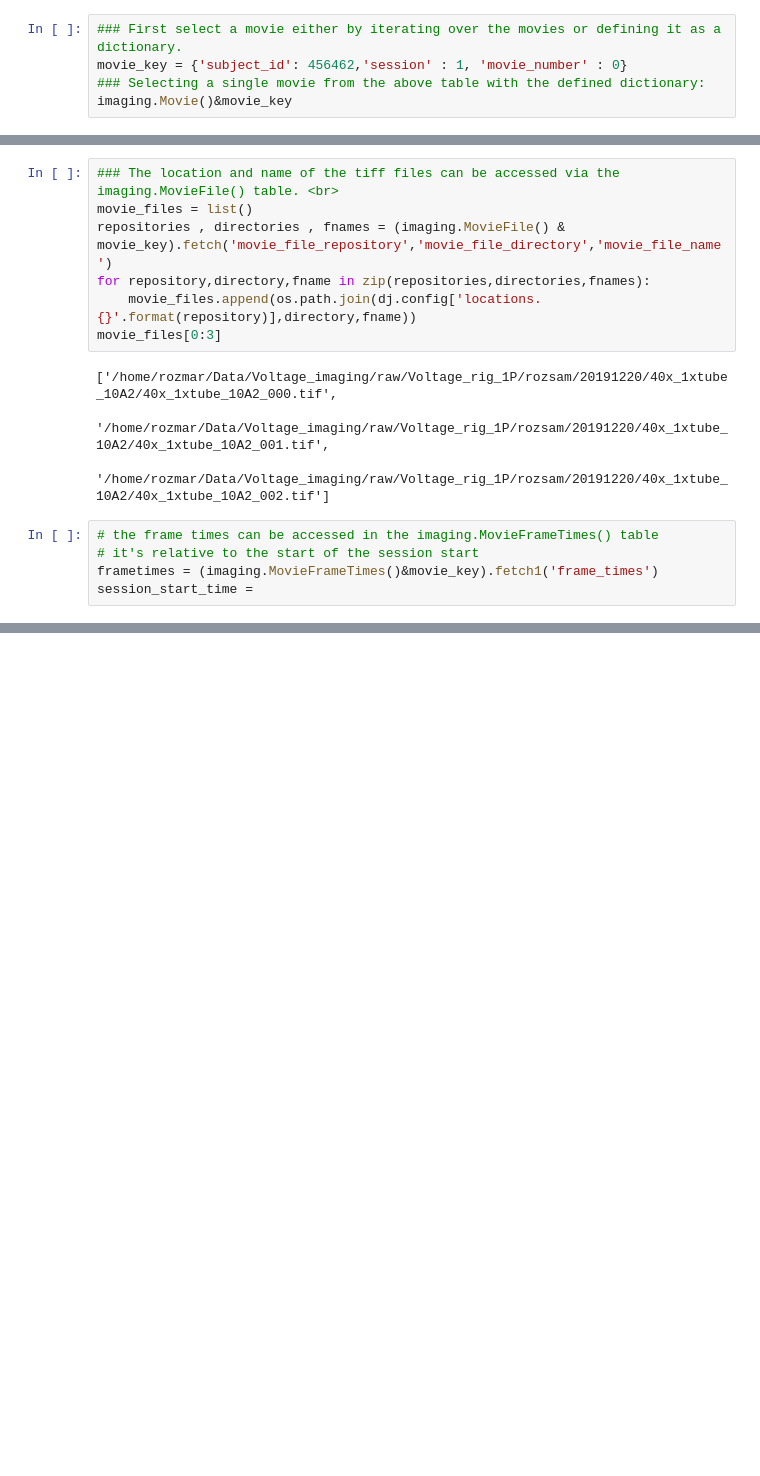
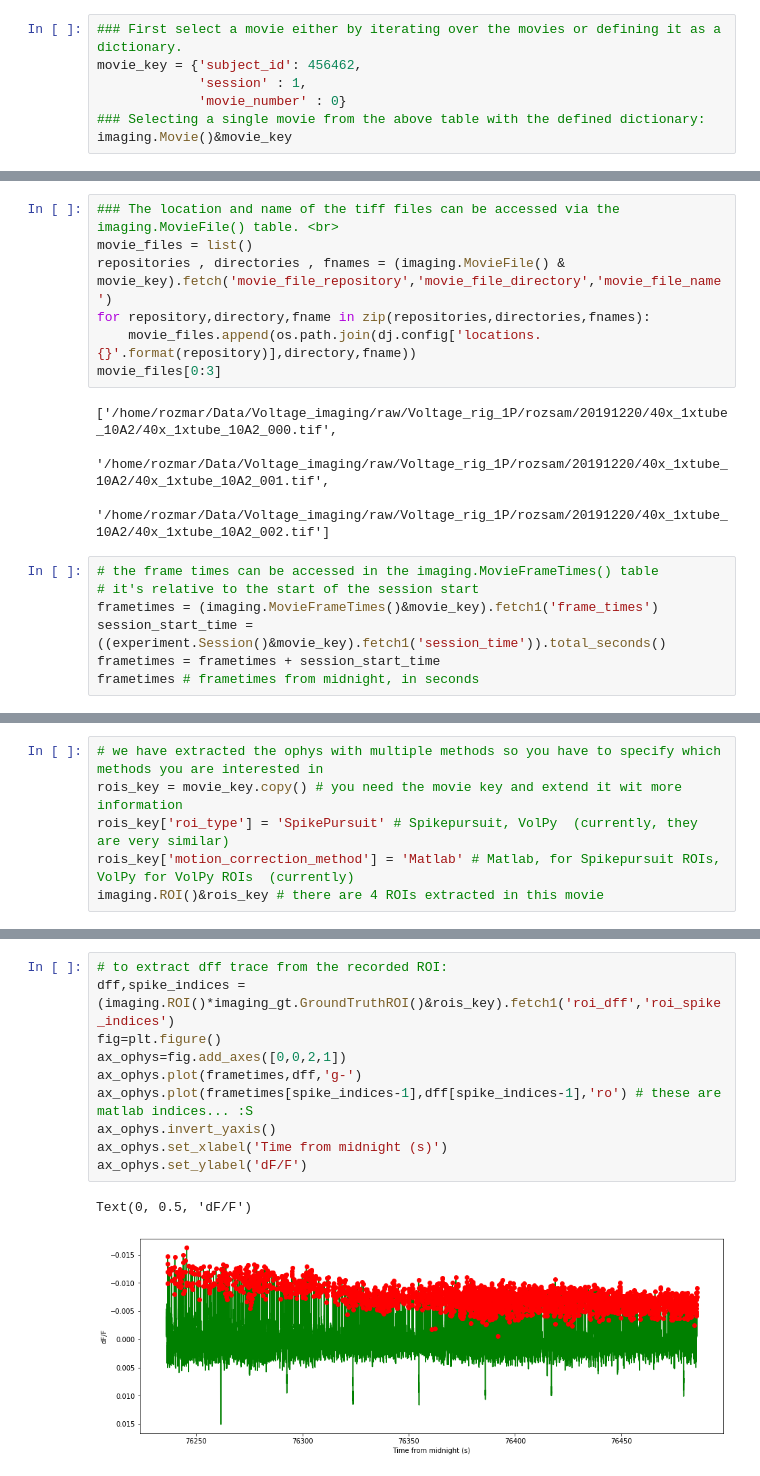
Before and after one commit to rozmar/DataPipeline, a Jupyter notebook: voltageimaging/voltage_imaging_ground_truth_examples.ipynb, the cells around one changed output, grey strips where cells are left out. Saved outputs shown, nothing was run; the diff lists cells and outputs as text; blank space fills up the shorter version.

```diff
--- a/voltageimaging/voltage_imaging_ground_truth_examples.ipynb
+++ b/voltageimaging/voltage_imaging_ground_truth_examples.ipynb
@@ -62,7 +63,9 @@ imaging.Movie()
 Total: 52
 # %%
 ### First select a movie either by iterating over the movies or defining it as a dictionary.
-movie_key = {'subject_id': 456462,'session' : 1, 'movie_number' : 0}
+movie_key = {'subject_id': 456462,
+             'session' : 1,
+             'movie_number' : 0}
 ### Selecting a single movie from the above table with the defined dictionary:
 imaging.Movie()&movie_key
 # %% [output]
@@ -84,4 +87,6 @@ movie_files[0:3]
 # the frame times can be accessed in the imaging.MovieFrameTimes() table
 # it's relative to the start of the session start
 frametimes = (imaging.MovieFrameTimes()&movie_key).fetch1('frame_times')
-session_start_time =
+session_start_time = ((experiment.Session()&movie_key).fetch1('session_time')).total_seconds()
+frametimes = frametimes + session_start_time
+frametimes # frametimes from midnight, in seconds
@@ -87,0 +96,6 @@ session_start_time =
+# %%
+# we have extracted the ophys with multiple methods so you have to specify which methods you are interested in
+rois_key = movie_key.copy() # you need the movie key and extend it wit more information
+rois_key['roi_type'] = 'SpikePursuit' # Spikepursuit, VolPy  (currently, they are very similar)
+rois_key['motion_correction_method'] = 'Matlab' # Matlab, for Spikepursuit ROIs, VolPy for VolPy ROIs  (currently)
+imaging.ROI()&rois_key # there are 4 ROIs extracted in this movie
@@ -88,2 +116,15 @@ session_start_time =
+# %%
+# to extract dff trace from the recorded ROI:
+dff,spike_indices = (imaging.ROI()*imaging_gt.GroundTruthROI()&rois_key).fetch1('roi_dff','roi_spike_indices')
+fig=plt.figure()
+ax_ophys=fig.add_axes([0,0,2,1])
+ax_ophys.plot(frametimes,dff,'g-')
+ax_ophys.plot(frametimes[spike_indices-1],dff[spike_indices-1],'ro') # these are matlab indices... :S
+ax_ophys.invert_yaxis()
+ax_ophys.set_xlabel('Time from midnight (s)')
+ax_ophys.set_ylabel('dF/F')
+# %% [output]
+Text(0, 0.5, 'dF/F')
+[figure, added]
 # %%
 # The corresponding ephys recordings are in the imaging_gt.CellMovieCorrespondance table
```
Also changed, not shown: parts of 9 cells of this notebook.
